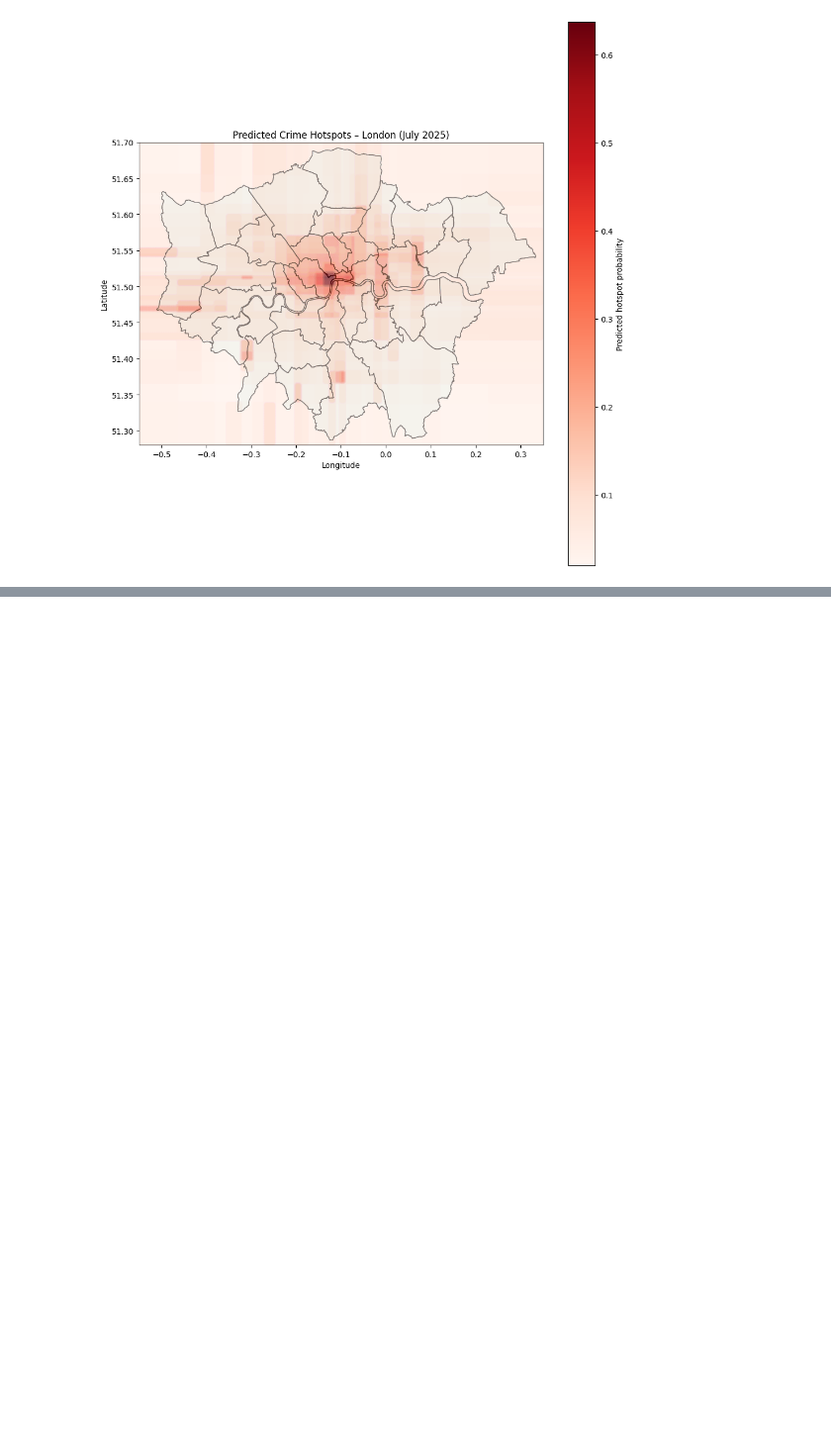
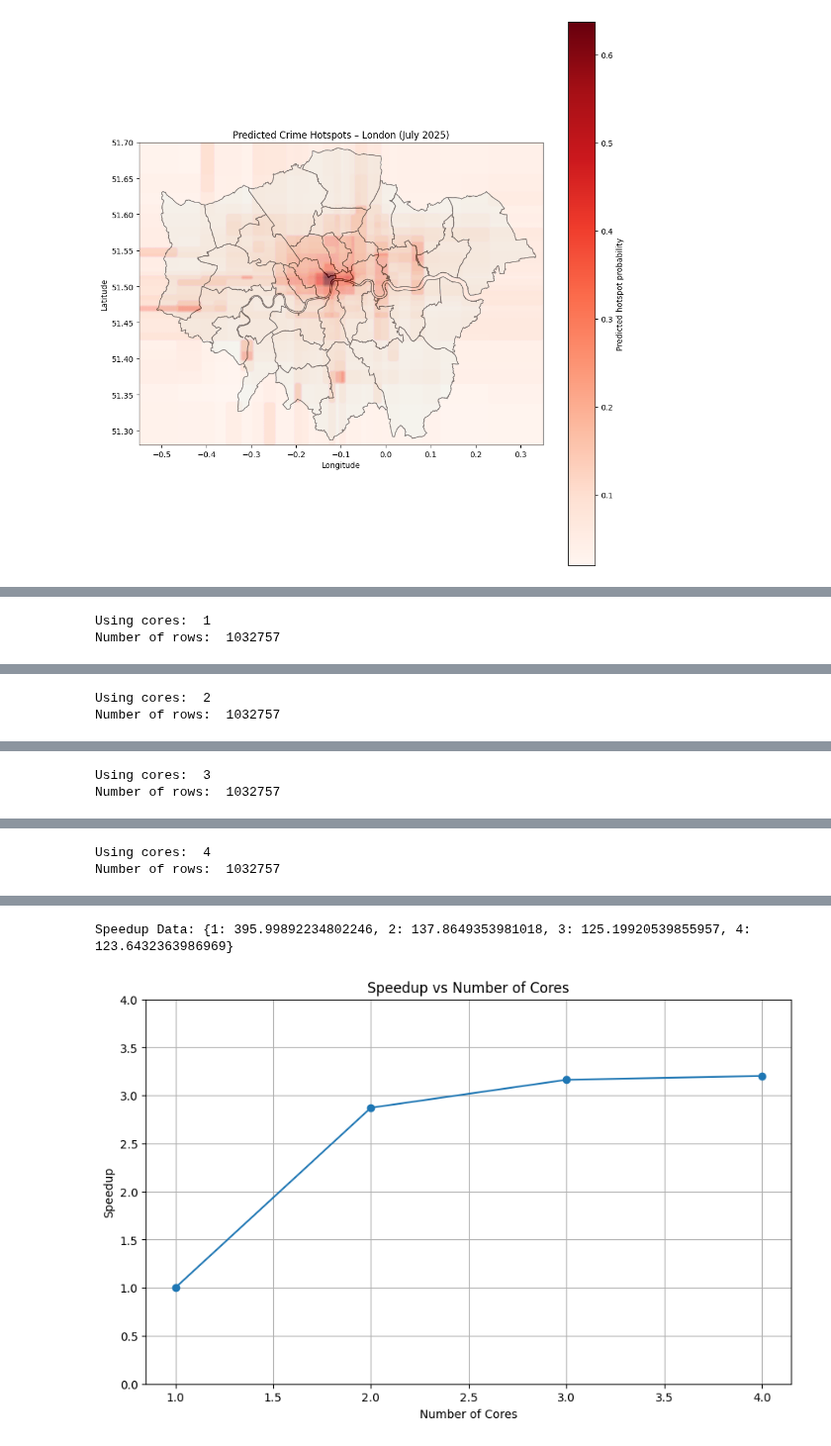
Before and after one commit to EnekoIsturitzSesma/Large-Sacale-Data-Crime-in-London, a Jupyter notebook: data_analysis_crimes_by_arrea.ipynb, the cells around one changed output, grey strips where cells are left out. Shown at 99% size. Cells and saved outputs as stored; diff of their text form; code cells hidden in the pictures; blank space fills up the shorter version.

```diff
--- a/data_analysis_crimes_by_arrea.ipynb
+++ b/data_analysis_crimes_by_arrea.ipynb
@@ -997,14 +1096,14 @@ print(train_df.count(), test_df.count())
 # %%
-from pyspark.ml.evaluation import BinaryClassificationEvaluator
-
 gbt = GBTClassifier(
     labelCol="hotspot",
     featuresCol="features",
     maxIter=100,
-    maxDepth=5
+    maxDepth=6,
+    seed=42
 )
 
 model = gbt.fit(train_df)
+model.write().overwrite().save("models/gbt_model_london")
 
 predictions = model.transform(test_df)
 
@@ -1012,7 +1111,14 @@ evaluator = BinaryClassificationEvaluator(
     labelCol="hotspot",
     metricName="areaUnderROC"
 )
+auc = evaluator.evaluate(predictions)
 
-auc = evaluator.evaluate(predictions)
-print(f"AUC (no lags): {auc:.3f}")
+pr_evaluator = BinaryClassificationEvaluator(
+    labelCol="hotspot",
+    metricName="areaUnderPR"
+)
+pr_score = pr_evaluator.evaluate(predictions)
+
+print(f"AUC: {auc:.3f}")
+print(f"PR Score: {pr_score:.3f}")
 # %% [output]
@@ -1113,0 +1407,26 @@ plt.show()
+# %%
+import json
+
+speedup_data = speed_up()
+print("Speedup Data:", speedup_data)
+
+# Save speedup_data to a JSON file
+with open('speedup_data.json', 'w') as f:
+    json.dump(speedup_data, f)
+
+speedup_x = np.array(list(speedup_data.keys()))
+speedup_y = np.array(list(speedup_data.values()))
+speedup_y = speedup_y[0] / speedup_y
+
+plt.figure(figsize=(10, 6))
+plt.plot(speedup_x, speedup_y, marker='o')
+plt.xlabel('Number of Cores')
+plt.ylabel('Speedup')
+plt.title('Speedup vs Number of Cores')
+plt.grid(True)
+plt.ylim(0, 4)
+plt.savefig('speedup_plot.png')
+plt.show()
+# %% [output]
+Using cores:  1
+Number of rows:  1032757
@@ -1113,0 +1450,2 @@ plt.show()
+Using cores:  2
+Number of rows:  1032757
@@ -1113,0 +1469,2 @@ plt.show()
+Using cores:  3
+Number of rows:  1032757
@@ -1113,0 +1488,2 @@ plt.show()
+Using cores:  4
+Number of rows:  1032757
@@ -1113,0 +1507,2 @@ plt.show()
+Speedup Data: {1: 395.99892234802246, 2: 137.8649353981018, 3: 125.19920539855957, 4: 123.6432363986969}
+[figure, added]
```
Also changed, not shown: parts of 53 cells of this notebook, 6 other files.
